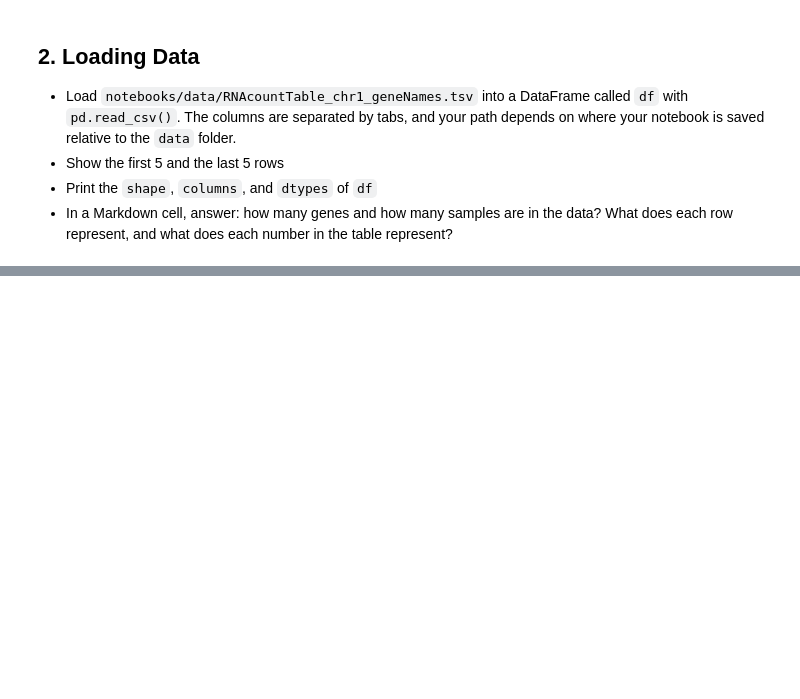
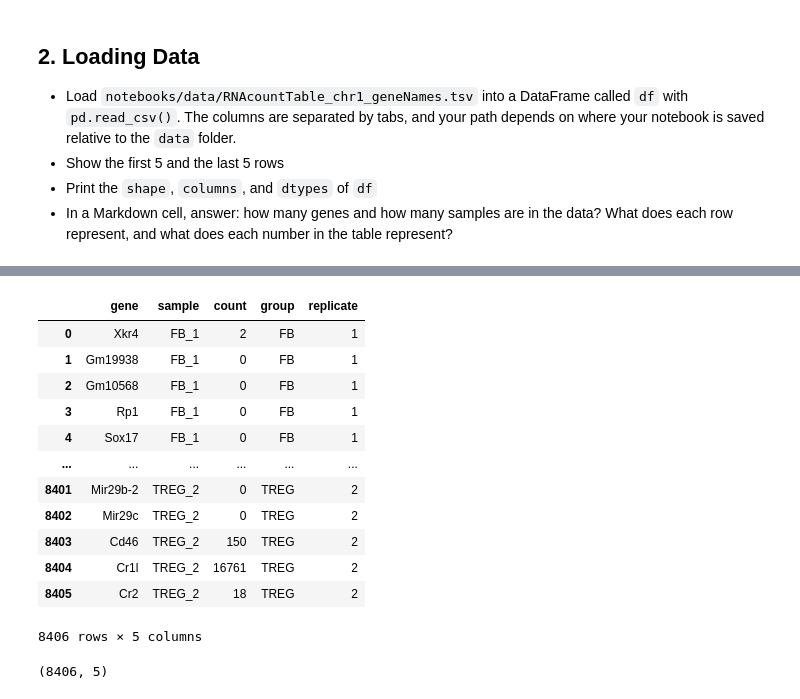
Before and after one commit to dorin-artzi/gsk-intro-scientific-python-course, a Jupyter notebook: notebooks/assignment_03.ipynb, the cells around one changed output, grey strips where cells are left out. Saved outputs shown, nothing was run; the diff lists cells and outputs as text; code cells hidden in the pictures; blank space fills up the shorter version.

```diff
--- a/notebooks/assignment_03.ipynb
+++ b/notebooks/assignment_03.ipynb
@@ -61,0 +249,21 @@ FileNotFoundError: [Errno 2] No such file or directory: 'notebooks/data/RNAcount
+# %%
+df_long[['group', 'replicate']] = df_long['sample'].str.split('_', expand=True)
+df_long
+# %% [output]
+|  | gene | sample | count | group | replicate |
+| 0 | Xkr4 | FB_1 | 2 | FB | 1 |
+| 1 | Gm19938 | FB_1 | 0 | FB | 1 |
+| 2 | Gm10568 | FB_1 | 0 | FB | 1 |
+| 3 | Rp1 | FB_1 | 0 | FB | 1 |
+| 4 | Sox17 | FB_1 | 0 | FB | 1 |
+| ... | ... | ... | ... | ... | ... |
+| 8401 | Mir29b-2 | TREG_2 | 0 | TREG | 2 |
+| 8402 | Mir29c | TREG_2 | 0 | TREG | 2 |
+| 8403 | Cd46 | TREG_2 | 150 | TREG | 2 |
+| 8404 | Cr1l | TREG_2 | 16761 | TREG | 2 |
+| 8405 | Cr2 | TREG_2 | 18 | TREG | 2 |
+8406 rows × 5 columns
+# %%
+df_long.shape
+# %% [output]
+(8406, 5)
```
Also changed, not shown: parts of 31 cells of this notebook, 3 other files.
